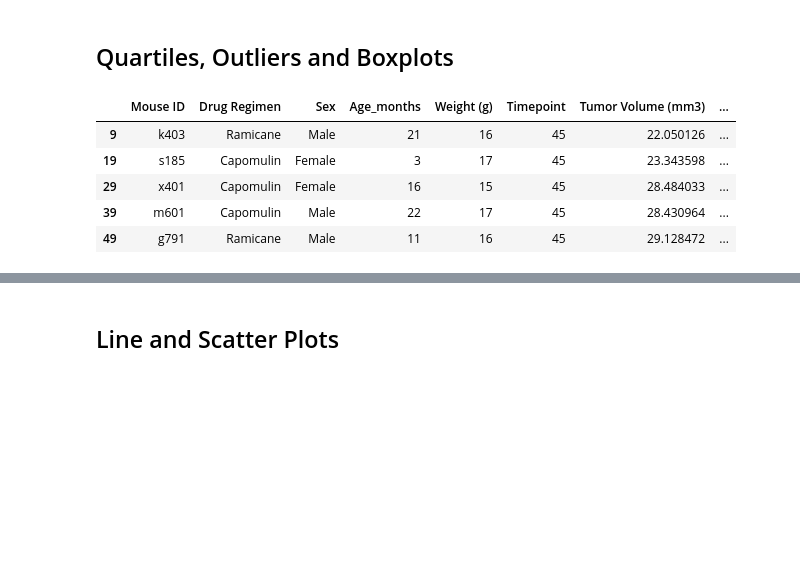
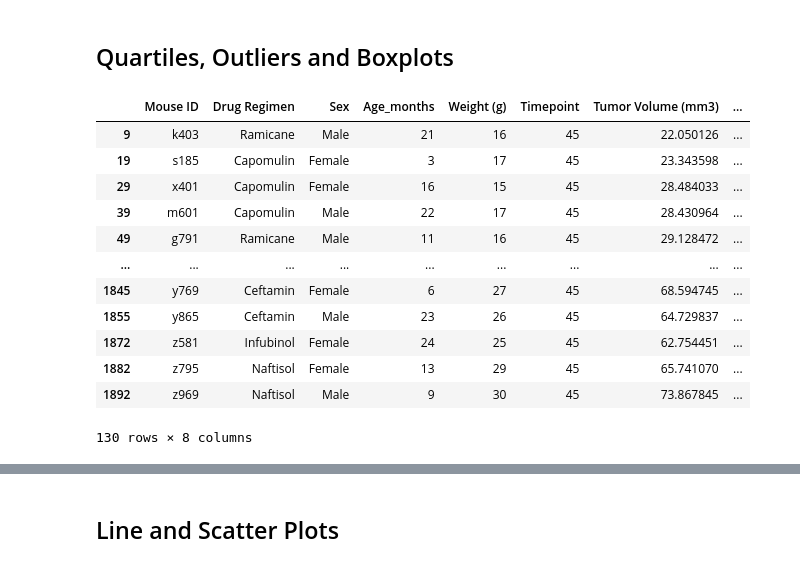
Before and after one commit to MichFig/Matplotlib, a Jupyter notebook: Pymaceuticals/pymaceuticals.ipynb, the cells around one changed output, grey strips where cells are left out. Cells and saved outputs as stored; diff of their text form; code cells hidden in the pictures; blank space fills up the shorter version.

```diff
--- a/Pymaceuticals/pymaceuticals.ipynb
+++ b/Pymaceuticals/pymaceuticals.ipynb
@@ -196,15 +196,22 @@ plt.show()
 # %%
 # Calculate the final tumor volume of each mouse across four of the treatment regimens:
 # Capomulin, Ramicane, Infubinol, and Ceftamin
 # Start by getting the last (greatest) timepoint for each mouse
 drug_tv = clean_df.sort_values(["Drug Regimen", "Mouse ID", "Timepoint"], ascending=True)
 # Select final volume of each mouse
 final_tv_df = clean_df.loc[clean_df["Timepoint"] == 45]
-final_tv_df.head()
+final_tv_df
 # %% [output]
 |  | Mouse ID | Drug Regimen | Sex | Age_months | Weight (g) | Timepoint | Tumor Volume (mm3) | ... |
 | 9 | k403 | Ramicane | Male | 21 | 16 | 45 | 22.050126 | ... |
 | 19 | s185 | Capomulin | Female | 3 | 17 | 45 | 23.343598 | ... |
 | 29 | x401 | Capomulin | Female | 16 | 15 | 45 | 28.484033 | ... |
 | 39 | m601 | Capomulin | Male | 22 | 17 | 45 | 28.430964 | ... |
 | 49 | g791 | Ramicane | Male | 11 | 16 | 45 | 29.128472 | ... |
+| ... | ... | ... | ... | ... | ... | ... | ... | ... |
+| 1845 | y769 | Ceftamin | Female | 6 | 27 | 45 | 68.594745 | ... |
+| 1855 | y865 | Ceftamin | Male | 23 | 26 | 45 | 64.729837 | ... |
+| 1872 | z581 | Infubinol | Female | 24 | 25 | 45 | 62.754451 | ... |
+| 1882 | z795 | Naftisol | Female | 13 | 29 | 45 | 65.741070 | ... |
+| 1892 | z969 | Naftisol | Male | 9 | 30 | 45 | 73.867845 | ... |
+130 rows × 8 columns
```
Also changed, not shown: parts of 5 cells of this notebook.
